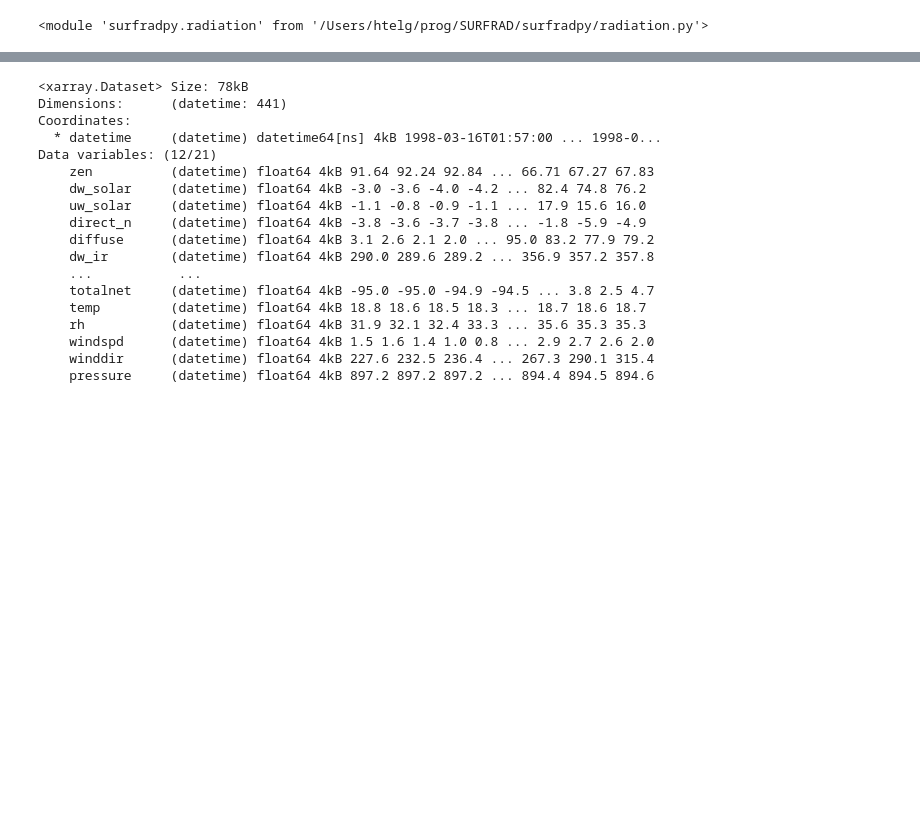
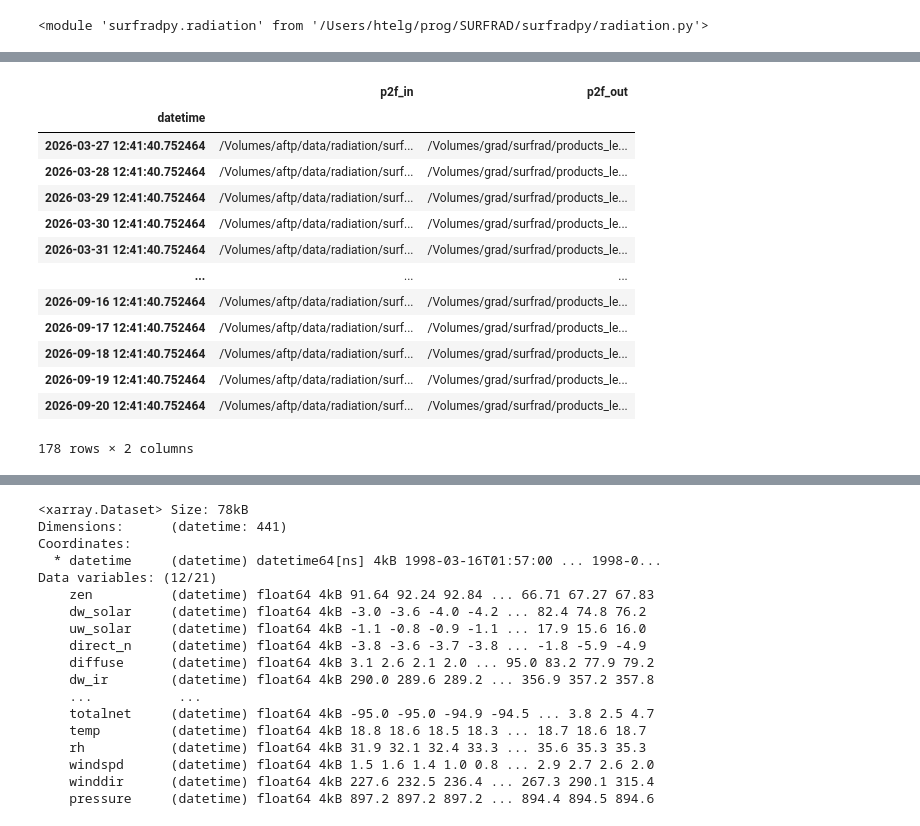
Before and after one commit to hagne/SURFRAD, a Jupyter notebook: notebooks/production/surfrad/radiation/radiation2netcdf.ipynb, the cells around one changed output, grey strips where cells are left out. Saved outputs shown, nothing was run; the diff lists cells and outputs as text; code cells hidden in the pictures; blank space fills up the shorter version.

```diff
--- a/notebooks/production/surfrad/radiation/radiation2netcdf.ipynb
+++ b/notebooks/production/surfrad/radiation/radiation2netcdf.ipynb
@@ -20,0 +58,17 @@ reload(srfrad)
+# %%
+self.workplan
+# %% [output]
+|  | p2f_in | p2f_out |
+| datetime |  |  |
+| 2026-03-27 12:41:40.752464 | /Volumes/aftp/data/radiation/surf... | /Volumes/grad/surfrad/products_le... |
+| 2026-03-28 12:41:40.752464 | /Volumes/aftp/data/radiation/surf... | /Volumes/grad/surfrad/products_le... |
+| 2026-03-29 12:41:40.752464 | /Volumes/aftp/data/radiation/surf... | /Volumes/grad/surfrad/products_le... |
+| 2026-03-30 12:41:40.752464 | /Volumes/aftp/data/radiation/surf... | /Volumes/grad/surfrad/products_le... |
+| 2026-03-31 12:41:40.752464 | /Volumes/aftp/data/radiation/surf... | /Volumes/grad/surfrad/products_le... |
+| ... | ... | ... |
+| 2026-09-16 12:41:40.752464 | /Volumes/aftp/data/radiation/surf... | /Volumes/grad/surfrad/products_le... |
+| 2026-09-17 12:41:40.752464 | /Volumes/aftp/data/radiation/surf... | /Volumes/grad/surfrad/products_le... |
+| 2026-09-18 12:41:40.752464 | /Volumes/aftp/data/radiation/surf... | /Volumes/grad/surfrad/products_le... |
+| 2026-09-19 12:41:40.752464 | /Volumes/aftp/data/radiation/surf... | /Volumes/grad/surfrad/products_le... |
+| 2026-09-20 12:41:40.752464 | /Volumes/aftp/data/radiation/surf... | /Volumes/grad/surfrad/products_le... |
+178 rows × 2 columns
```
Also changed, not shown: parts of 31 cells of this notebook, 3 other files.
